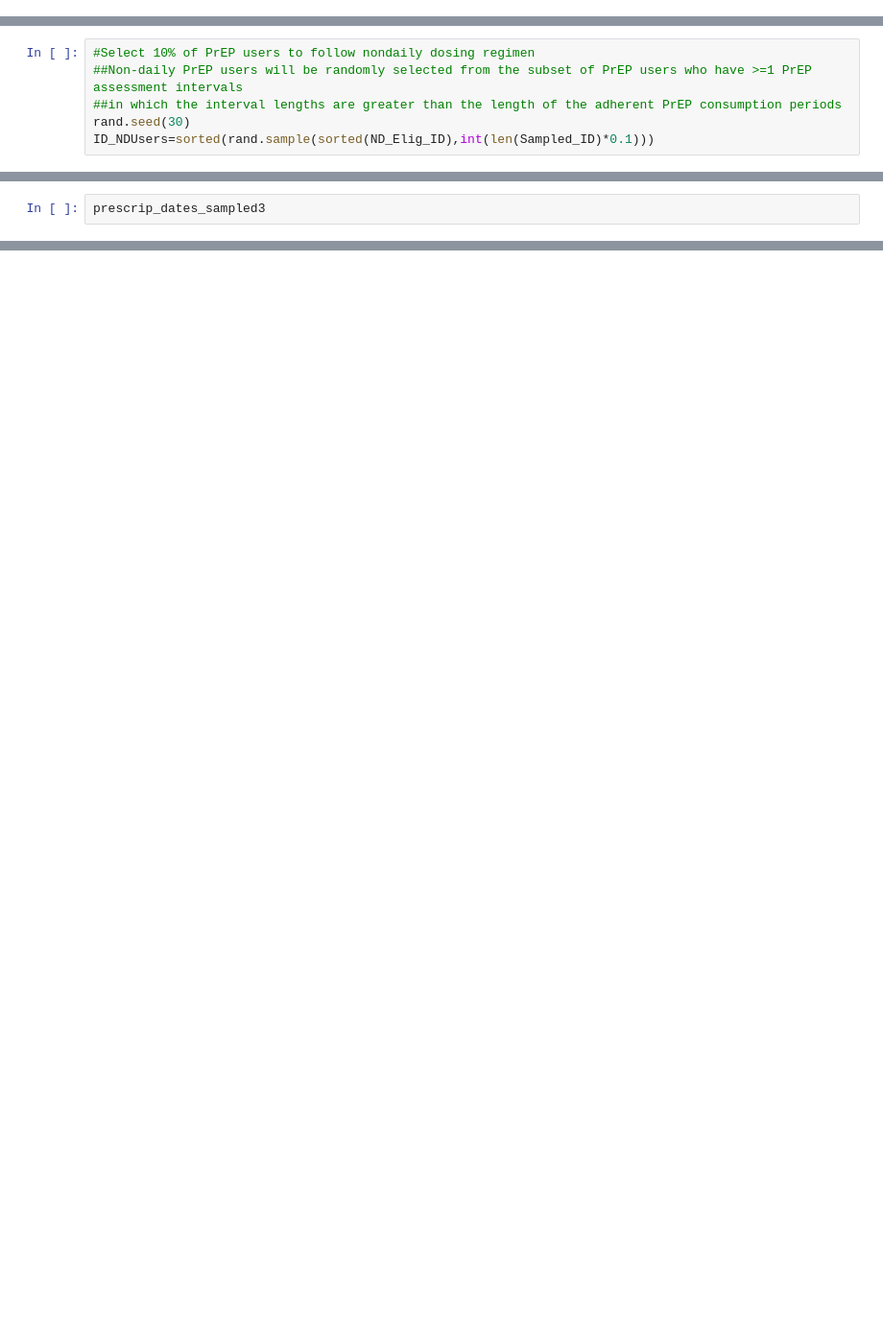
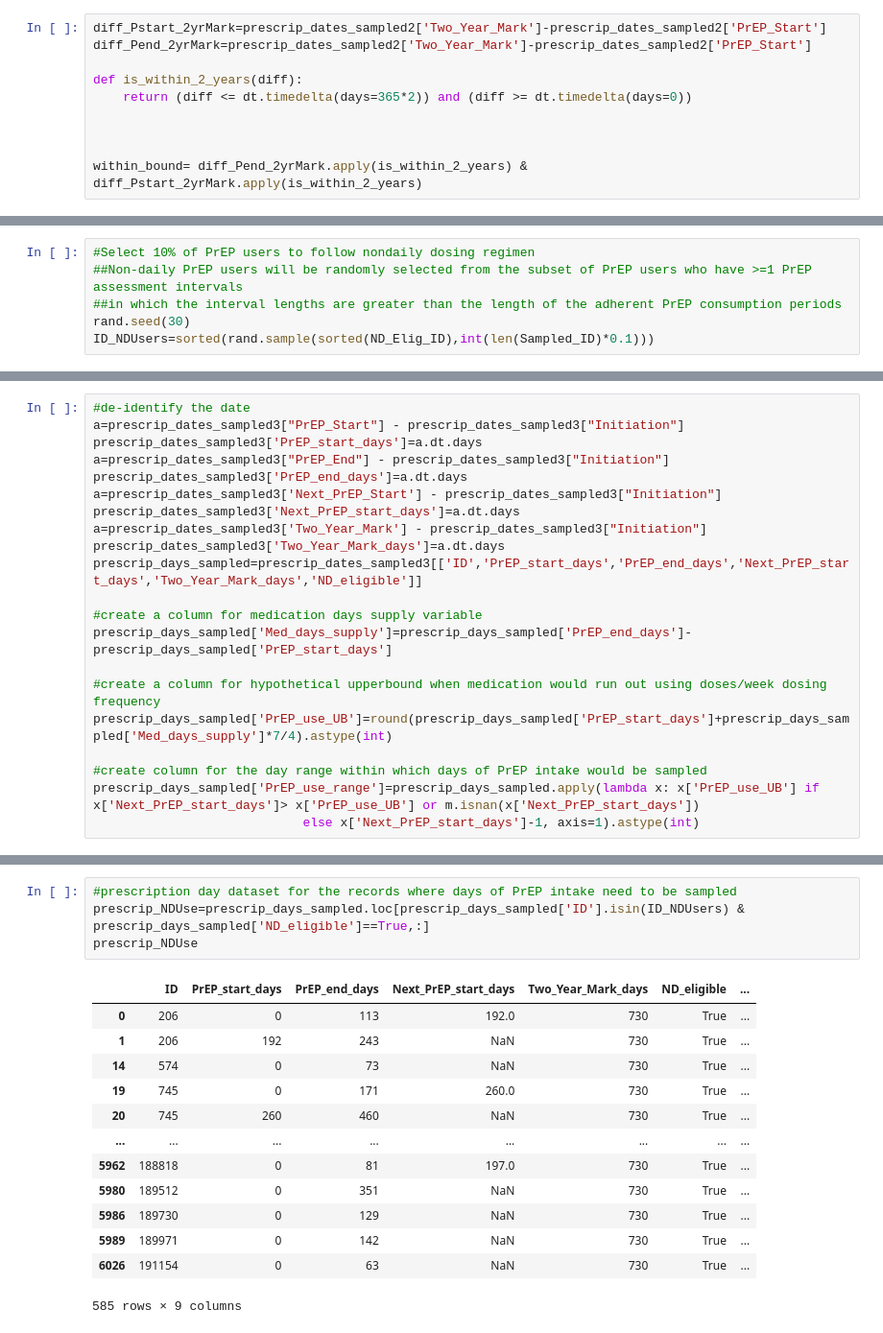
Before and after one commit to ynchen08/PrEP-Traj-Clustering, a Jupyter notebook: Programs/Sensitivity_Analysis.ipynb, the cells around one changed output, grey strips where cells are left out. Shown at 96% size. Drawn from its saved outputs; the diff is of its cells as text; blank space fills up the shorter version.

```diff
--- a/Programs/Sensitivity_Analysis.ipynb
+++ b/Programs/Sensitivity_Analysis.ipynb
@@ -52 +85,11 @@ prescrip_dates_sampled2['Two_Year_Mark']=prescrip_dates_sampled2['Initiation']+d
+# %%
+diff_Pstart_2yrMark=prescrip_dates_sampled2['Two_Year_Mark']-prescrip_dates_sampled2['PrEP_Start']
+diff_Pend_2yrMark=prescrip_dates_sampled2['Two_Year_Mark']-prescrip_dates_sampled2['PrEP_Start']
+
+def is_within_2_years(diff):
+    return (diff <= dt.timedelta(days=365*2)) and (diff >= dt.timedelta(days=0))
+
+
+
+within_bound= diff_Pend_2yrMark.apply(is_within_2_years) & diff_Pstart_2yrMark.apply(is_within_2_years)
 # %%
@@ -121,3 +159,22 @@ True
 # %%
-prescrip_dates_sampled3
+#de-identify the date
+a=prescrip_dates_sampled3["PrEP_Start"] - prescrip_dates_sampled3["Initiation"]
+prescrip_dates_sampled3['PrEP_start_days']=a.dt.days
+a=prescrip_dates_sampled3["PrEP_End"] - prescrip_dates_sampled3["Initiation"]
+prescrip_dates_sampled3['PrEP_end_days']=a.dt.days
+a=prescrip_dates_sampled3['Next_PrEP_Start'] - prescrip_dates_sampled3["Initiation"]
+prescrip_dates_sampled3['Next_PrEP_start_days']=a.dt.days
+a=prescrip_dates_sampled3['Two_Year_Mark'] - prescrip_dates_sampled3["Initiation"]
+prescrip_dates_sampled3['Two_Year_Mark_days']=a.dt.days
+prescrip_days_sampled=prescrip_dates_sampled3[['ID','PrEP_start_days','PrEP_end_days','Next_PrEP_start_days','Two_Year_Mark_days','ND_eligible']]
+
+#create a column for medication days supply variable
+prescrip_days_sampled['Med_days_supply']=prescrip_days_sampled['PrEP_end_days']-prescrip_days_sampled['PrEP_start_days']
+
+#create a column for hypothetical upperbound when medication would run out using doses/week dosing frequency
+prescrip_days_sampled['PrEP_use_UB']=round(prescrip_days_sampled['PrEP_start_days']+prescrip_days_sampled['Med_days_supply']*7/4).astype(int)
+
+#create column for the day range within which days of PrEP intake would be sampled
+prescrip_days_sampled['PrEP_use_range']=prescrip_days_sampled.apply(lambda x: x['PrEP_use_UB'] if x['Next_PrEP_start_days']> x['PrEP_use_UB'] or m.isnan(x['Next_PrEP_start_days'])
+                            else x['Next_PrEP_start_days']-1, axis=1).astype(int)
 # %% [output]
@@ -140,0 +210,18 @@ prescrip_dates_sampled2.shape
+# %%
+#prescription day dataset for the records where days of PrEP intake need to be sampled
+prescrip_NDUse=prescrip_days_sampled.loc[prescrip_days_sampled['ID'].isin(ID_NDUsers) & prescrip_days_sampled['ND_eligible']==True,:]
+prescrip_NDUse
+# %% [output]
+|  | ID | PrEP_start_days | PrEP_end_days | Next_PrEP_start_days | Two_Year_Mark_days | ND_eligible | ... |
+| 0 | 206 | 0 | 113 | 192.0 | 730 | True | ... |
+| 1 | 206 | 192 | 243 | NaN | 730 | True | ... |
+| 14 | 574 | 0 | 73 | NaN | 730 | True | ... |
+| 19 | 745 | 0 | 171 | 260.0 | 730 | True | ... |
+| 20 | 745 | 260 | 460 | NaN | 730 | True | ... |
+| ... | ... | ... | ... | ... | ... | ... | ... |
+| 5962 | 188818 | 0 | 81 | 197.0 | 730 | True | ... |
+| 5980 | 189512 | 0 | 351 | NaN | 730 | True | ... |
+| 5986 | 189730 | 0 | 129 | NaN | 730 | True | ... |
+| 5989 | 189971 | 0 | 142 | NaN | 730 | True | ... |
+| 6026 | 191154 | 0 | 63 | NaN | 730 | True | ... |
+585 rows × 9 columns
```
Also changed, not shown: parts of 21 cells of this notebook, 2 other files.
